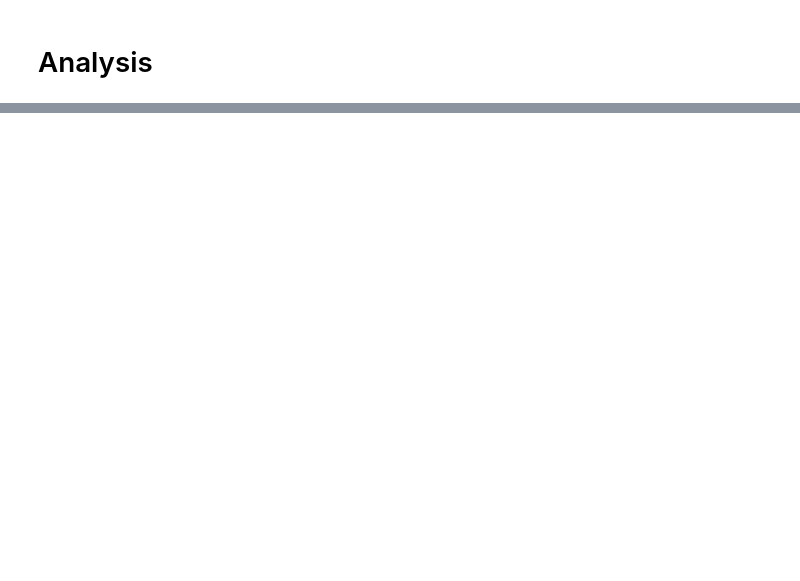
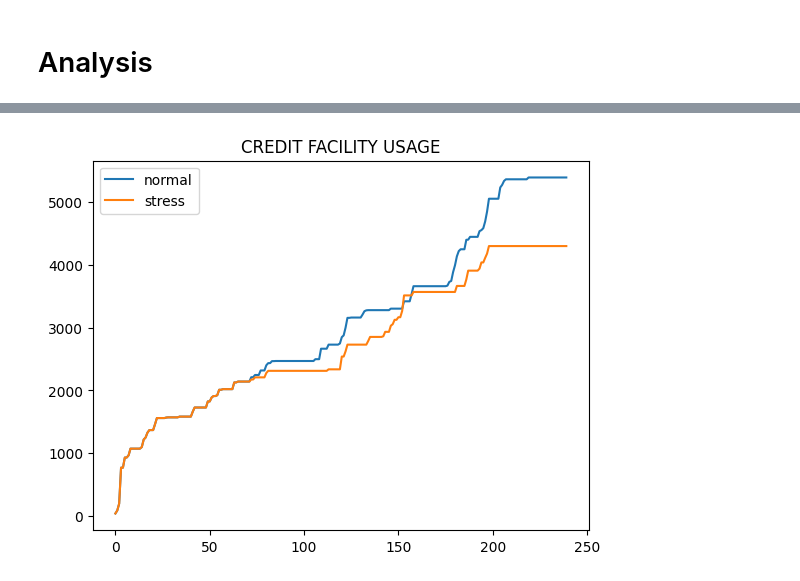
Before and after one commit to hanzholahs/PSSimPy-Use-Case-for-Bank-Failure, a Jupyter notebook: analysis.ipynb, the cells around one changed output, grey strips where cells are left out. Cells and saved outputs as stored; diff of their text form; code cells hidden in the pictures; blank space fills up the shorter version.

```diff
--- a/analysis.ipynb
+++ b/analysis.ipynb
@@ -48,0 +209,9 @@ for file in [file for file in os.listdir() if file.endswith('.csv')]:
+# %%
+cred_normal = pd.read_csv('sim-normal-credit_facility.csv')
+cred_stress = pd.read_csv('sim-stress-credit_facility.csv')
+
+cred_stress = cred_stress.pivot(index=['day', 'time'], columns=['account'], values=['total_credit'])
+cred_normal = cred_normal.pivot(index=['day', 'time'], columns=['account'], values=['total_credit'])
+
+cred_normal = cred_normal.reset_index()
+cred_stress = cred_stress.reset_index()
@@ -48,0 +252,8 @@ for file in [file for file in os.listdir() if file.endswith('.csv')]:
+# %%
+plt.plot(cred_normal['total_credit'].sum(axis=1), label='normal')
+plt.plot(cred_stress['total_credit'].sum(axis=1), label='stress')
+plt.title('CREDIT FACILITY USAGE')
+plt.legend()
+plt.show()
+# %% [output]
+[figure, added]
```
Also changed, not shown: parts of 28 cells of this notebook.
